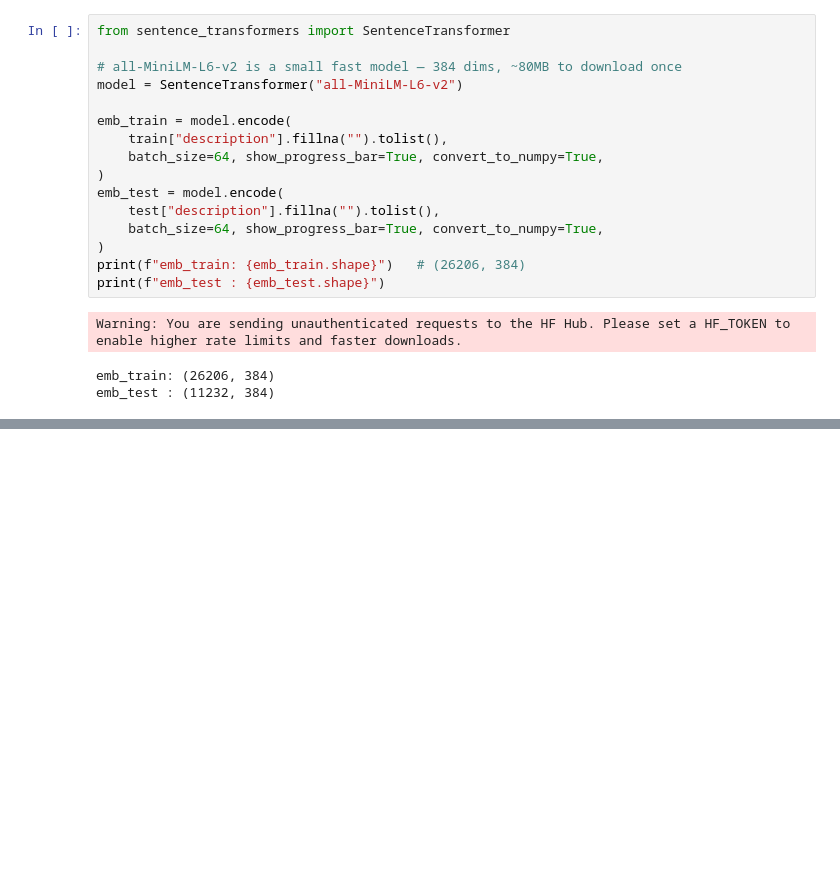
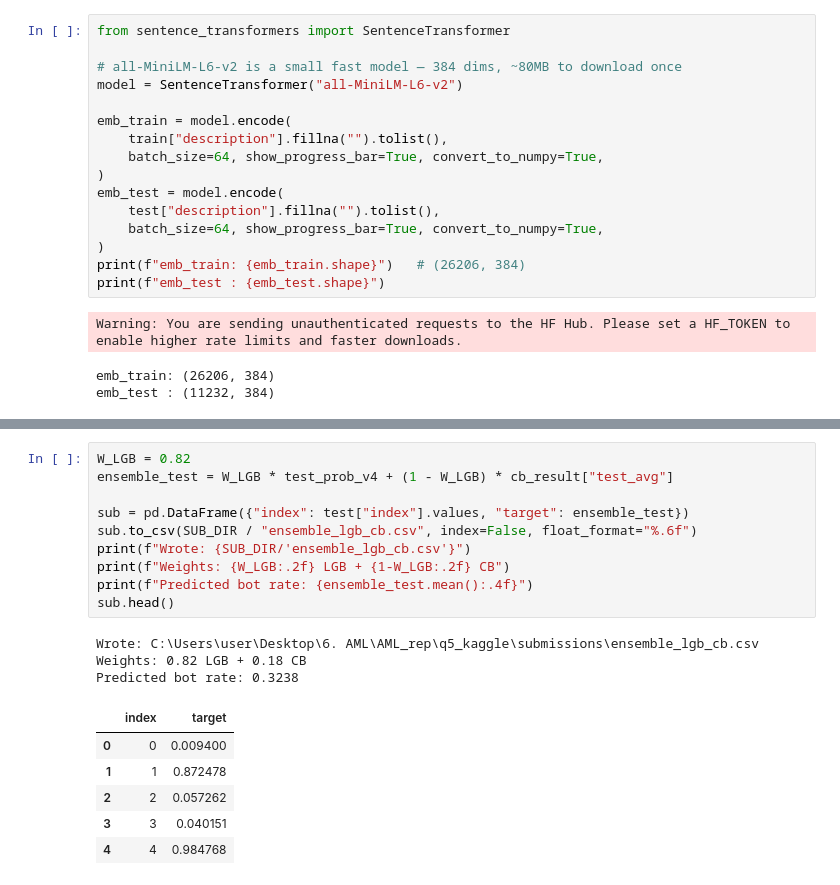
Before and after one commit to jasonsun96/AML_rep, a Jupyter notebook: q5_kaggle/baseline.ipynb, the cells around one changed output, grey strips where cells are left out. Cells and saved outputs as stored; diff of their text form; blank space fills up the shorter version.

```diff
--- a/q5_kaggle/baseline.ipynb
+++ b/q5_kaggle/baseline.ipynb
@@ -985,0 +1249,20 @@ feature_fraction=1.0: OOF 0.9417
+# %%
+W_LGB = 0.82
+ensemble_test = W_LGB * test_prob_v4 + (1 - W_LGB) * cb_result["test_avg"]
+
+sub = pd.DataFrame({"index": test["index"].values, "target": ensemble_test})
+sub.to_csv(SUB_DIR / "ensemble_lgb_cb.csv", index=False, float_format="%.6f")
+print(f"Wrote: {SUB_DIR/'ensemble_lgb_cb.csv'}")
+print(f"Weights: {W_LGB:.2f} LGB + {1-W_LGB:.2f} CB")
+print(f"Predicted bot rate: {ensemble_test.mean():.4f}")
+sub.head()
+# %% [output]
+Wrote: C:\Users\user\Desktop\6. AML\AML_rep\q5_kaggle\submissions\ensemble_lgb_cb.csv
+Weights: 0.82 LGB + 0.18 CB
+Predicted bot rate: 0.3238
+|  | index | target |
+| 0 | 0 | 0.009400 |
+| 1 | 1 | 0.872478 |
+| 2 | 2 | 0.057262 |
+| 3 | 3 | 0.040151 |
+| 4 | 4 | 0.984768 |
```
Also changed, not shown: parts of 26 cells of this notebook, 22 other files.
